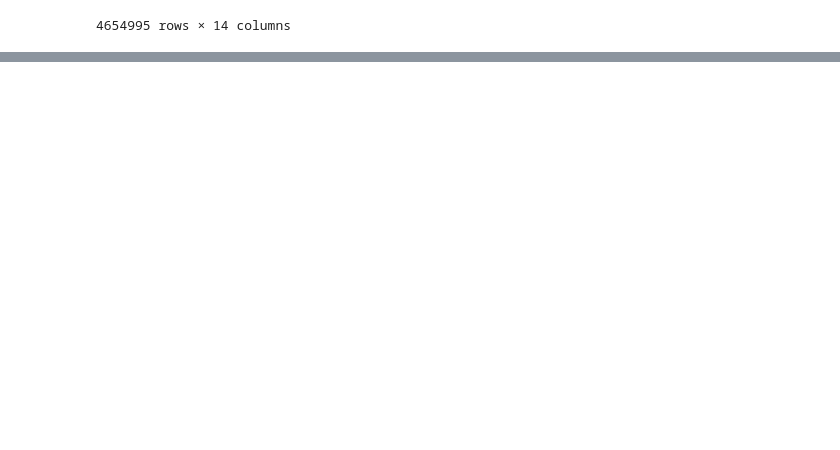
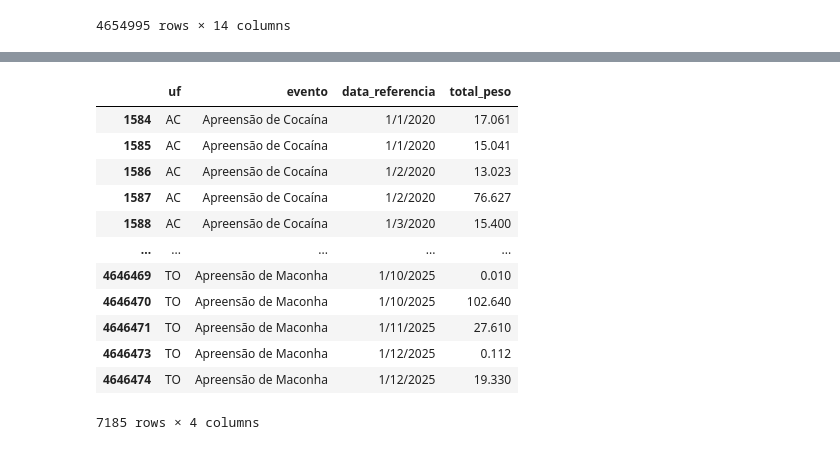
Before and after one commit to Marcelo-Silvestre/MVP_Machine_Learning_Analytics_PUCRIO_40530010056_20260_01, a Jupyter notebook: Notebooks/mvpcriminal.ipynb, the cells around one changed output, grey strips where cells are left out. Cells and saved outputs as stored; diff of their text form; code cells hidden in the pictures; blank space fills up the shorter version.

```diff
--- a/Notebooks/mvpcriminal.ipynb
+++ b/Notebooks/mvpcriminal.ipynb
@@ -242,0 +247,20 @@ df_criminal[df_criminal['total_vitima'] > 0]
+# %%
+df_apreensoes = df_criminal.loc[
+    df_criminal['total_peso'] >= 0,
+    ['uf', 'evento', 'data_referencia', 'total_peso']
+]
+df_apreensoes
+# %% [output]
+|  | uf | evento | data_referencia | total_peso |
+| 1584 | AC | Apreensão de Cocaína | 1/1/2020 | 17.061 |
+| 1585 | AC | Apreensão de Cocaína | 1/1/2020 | 15.041 |
+| 1586 | AC | Apreensão de Cocaína | 1/2/2020 | 13.023 |
+| 1587 | AC | Apreensão de Cocaína | 1/2/2020 | 76.627 |
+| 1588 | AC | Apreensão de Cocaína | 1/3/2020 | 15.400 |
+| ... | ... | ... | ... | ... |
+| 4646469 | TO | Apreensão de Maconha | 1/10/2025 | 0.010 |
+| 4646470 | TO | Apreensão de Maconha | 1/10/2025 | 102.640 |
+| 4646471 | TO | Apreensão de Maconha | 1/11/2025 | 27.610 |
+| 4646473 | TO | Apreensão de Maconha | 1/12/2025 | 0.112 |
+| 4646474 | TO | Apreensão de Maconha | 1/12/2025 | 19.330 |
+7185 rows × 4 columns
```
Also changed, not shown: parts of 2 cells of this notebook.
